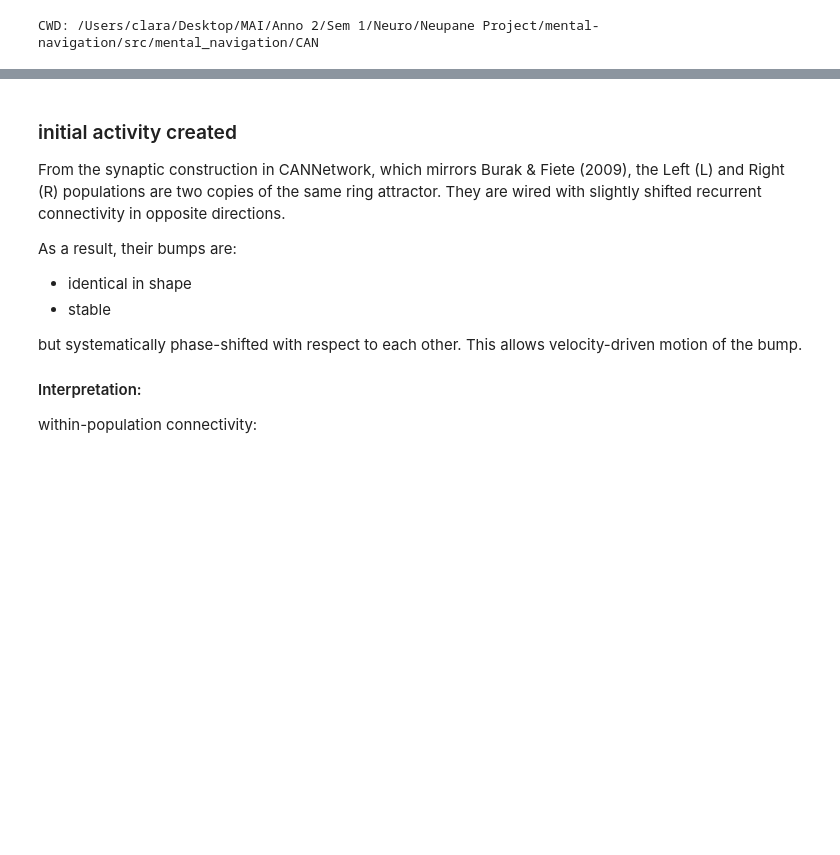
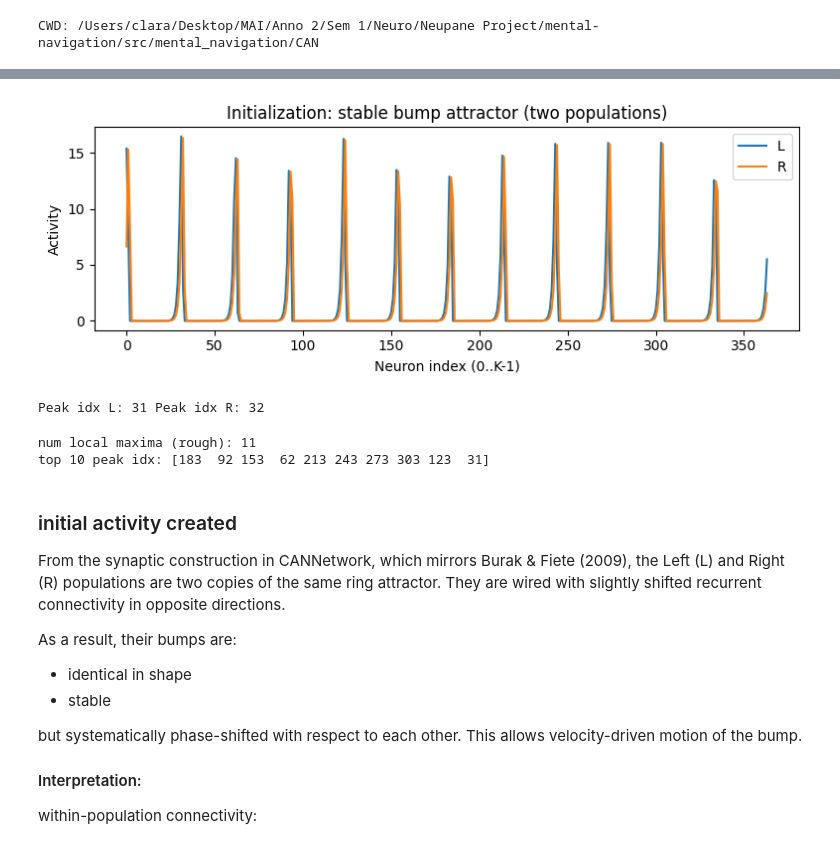
Before and after one commit to claramont/mental-navigation, a Jupyter notebook: src/mental_navigation/CAN/CAN_notebook.ipynb, the cells around one changed output, grey strips where cells are left out. Cells and saved outputs as stored; diff of their text form; code cells hidden in the pictures; blank space fills up the shorter version.

```diff
--- a/src/mental_navigation/CAN/CAN_notebook.ipynb
+++ b/src/mental_navigation/CAN/CAN_notebook.ipynb
@@ -281,3 +267,28 @@ plt.show()
+# %%
+init = sim.init_state(T=10.0)
+
+plt.figure(figsize=(8,3))
+plt.plot(np.arange(K), init[:K], label="L")
+plt.plot(np.arange(K), init[K:], label="R")
+plt.title("Initialization: stable bump attractor (two populations)")
+plt.xlabel("Neuron index (0..K-1)")
+plt.ylabel("Activity")
+plt.legend()
+plt.tight_layout()
+plt.show()
+
+print("Peak idx L:", int(np.argmax(init[:K])), "Peak idx R:", int(np.argmax(init[K:])))
+# %% [output]
+[figure, added]
+Peak idx L: 31 Peak idx R: 32
+# %%
+zL = init[:K]
+peaks = np.where((zL[1:-1] > zL[:-2]) & (zL[1:-1] > zL[2:]))[0] + 1
+print("num local maxima (rough):", len(peaks))
+print("top 10 peak idx:", peaks[np.argsort(zL[peaks])][-10:])
+# %% [output]
+num local maxima (rough): 11
+top 10 peak idx: [183  92 153  62 213 243 273 303 123  31]
 # %% [markdown]
 ### initial activity created
 From the synaptic construction in CANNetwork, which mirrors Burak & Fiete (2009), the Left (L) and Right (R) populations are two copies of the same ring attractor. They are wired with slightly shifted recurrent connectivity in opposite directions.
```
Also changed, not shown: parts of 24 cells of this notebook, 2 other files.
